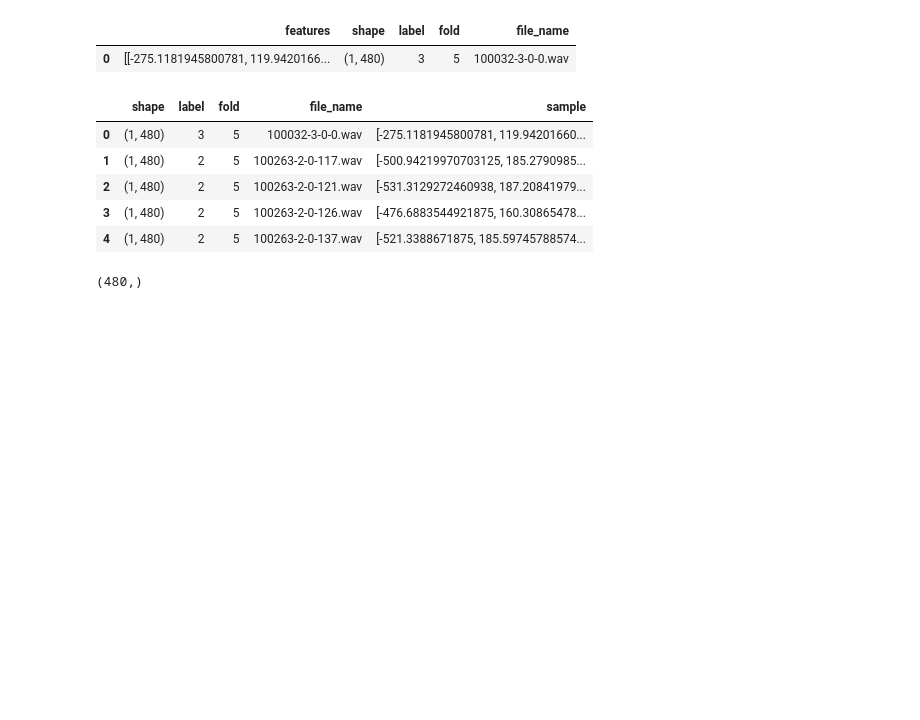
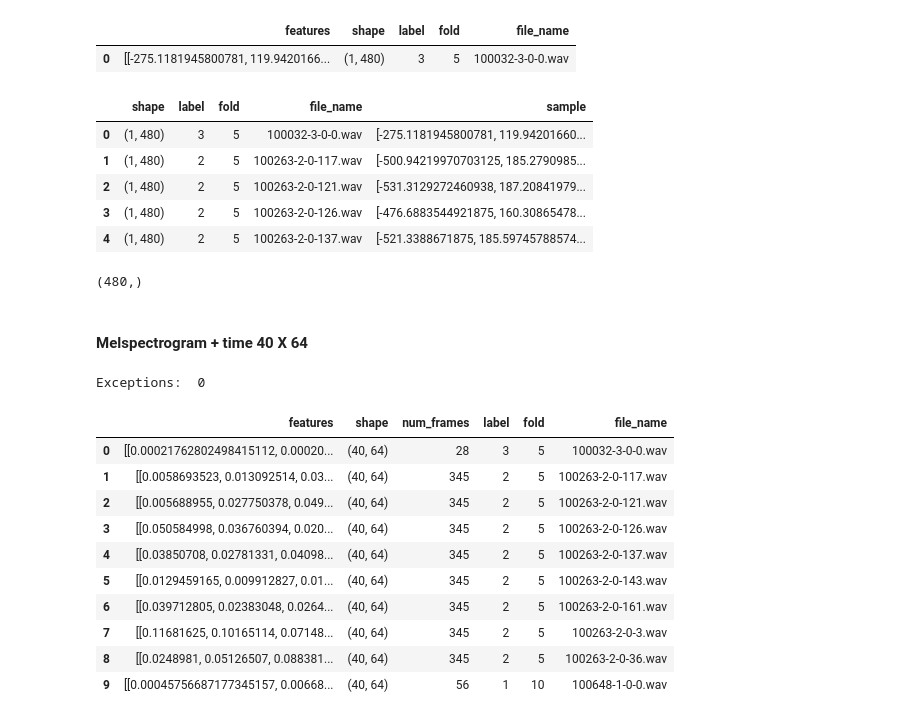
Before and after one commit to angelinakhatiwada/Urban-Sound-Classification, a Jupyter notebook: Urban_Sound_Classification_Feature_Extraction.ipynb, the cells around one changed output. Drawn from its saved outputs; the diff is of its cells as text; code cells hidden in the pictures; blank space fills up the shorter version.

```diff
--- a/Urban_Sound_Classification_Feature_Extraction.ipynb
+++ b/Urban_Sound_Classification_Feature_Extraction.ipynb
@@ -273,5 +320,5 @@ mfcc_feature.shape, mels_feature.shape, chroma_feature.shape
 #stacking and reshaping
 features = np.empty((0,480))
 ext_features = np.hstack([mfcc_feature, mels_feature, chroma_feature])
-features = np.vstack([features,ext_features])
+features = np.vstack([ext_features])
 features.shape
@@ -388,2 +457,57 @@ data_df['sample'][0].shape
+# %% [markdown]
+#### Melspectrogram + time 40 X 64
+# %%
+path="fold"
+exception_count = 0
+data_mels_time = []
+
+for i in tqdm(range(len(metadata))):
+
+    fold_no=str(metadata.iloc[i]["fold"])
+
+    file=metadata.iloc[i]["slice_file_name"]
+    label=metadata.iloc[i]["classID"]
+    filename=path+fold_no+"/"+file
+
+    try:
+        mels_feature = extract_feature_mels_time(filename)
+
+        num_frames = mels_feature.shape[1]
+
+        if num_frames >= 64:
+            feature = np.vstack([(x[:64]) for x in mels_feature])
+        else:
+            shape = np.shape(mels_feature)
+            feature = np.zeros((40,64))
+            feature[:shape[0],:shape[1]] = mels_feature
+
+    except: # else exception (.ds_store files are part of mac file systems)
+        print(filename)
+        exception_count  += 1
+        continue
+
+
+    data_mels_time.append([feature, feature.shape, num_frames, label, fold_no, file])
+
+
+print("Exceptions: ", exception_count)
+# %% [output]
+Exceptions:  0
+# %%
+cols=["features", "shape", "num_frames", "label", "fold", 'file_name']
+data_df_mels_time = pd.DataFrame(data = data_mels_time, columns=cols)
+data_df_mels_time.head(10)
+# %% [output]
+|  | features | shape | num_frames | label | fold | file_name |
+| 0 | [[0.00021762802498415112, 0.00020... | (40, 64) | 28 | 3 | 5 | 100032-3-0-0.wav |
+| 1 | [[0.0058693523, 0.013092514, 0.03... | (40, 64) | 345 | 2 | 5 | 100263-2-0-117.wav |
+| 2 | [[0.005688955, 0.027750378, 0.049... | (40, 64) | 345 | 2 | 5 | 100263-2-0-121.wav |
+| 3 | [[0.050584998, 0.036760394, 0.020... | (40, 64) | 345 | 2 | 5 | 100263-2-0-126.wav |
+| 4 | [[0.03850708, 0.02781331, 0.04098... | (40, 64) | 345 | 2 | 5 | 100263-2-0-137.wav |
+| 5 | [[0.0129459165, 0.009912827, 0.01... | (40, 64) | 345 | 2 | 5 | 100263-2-0-143.wav |
+| 6 | [[0.039712805, 0.02383048, 0.0264... | (40, 64) | 345 | 2 | 5 | 100263-2-0-161.wav |
+| 7 | [[0.11681625, 0.10165114, 0.07148... | (40, 64) | 345 | 2 | 5 | 100263-2-0-3.wav |
+| 8 | [[0.0248981, 0.05126507, 0.088381... | (40, 64) | 345 | 2 | 5 | 100263-2-0-36.wav |
+| 9 | [[0.00045756687177345157, 0.00668... | (40, 64) | 56 | 1 | 10 | 100648-1-0-0.wav |
 # %%
 import pickle
```
Also changed, not shown: parts of 13 cells of this notebook.
